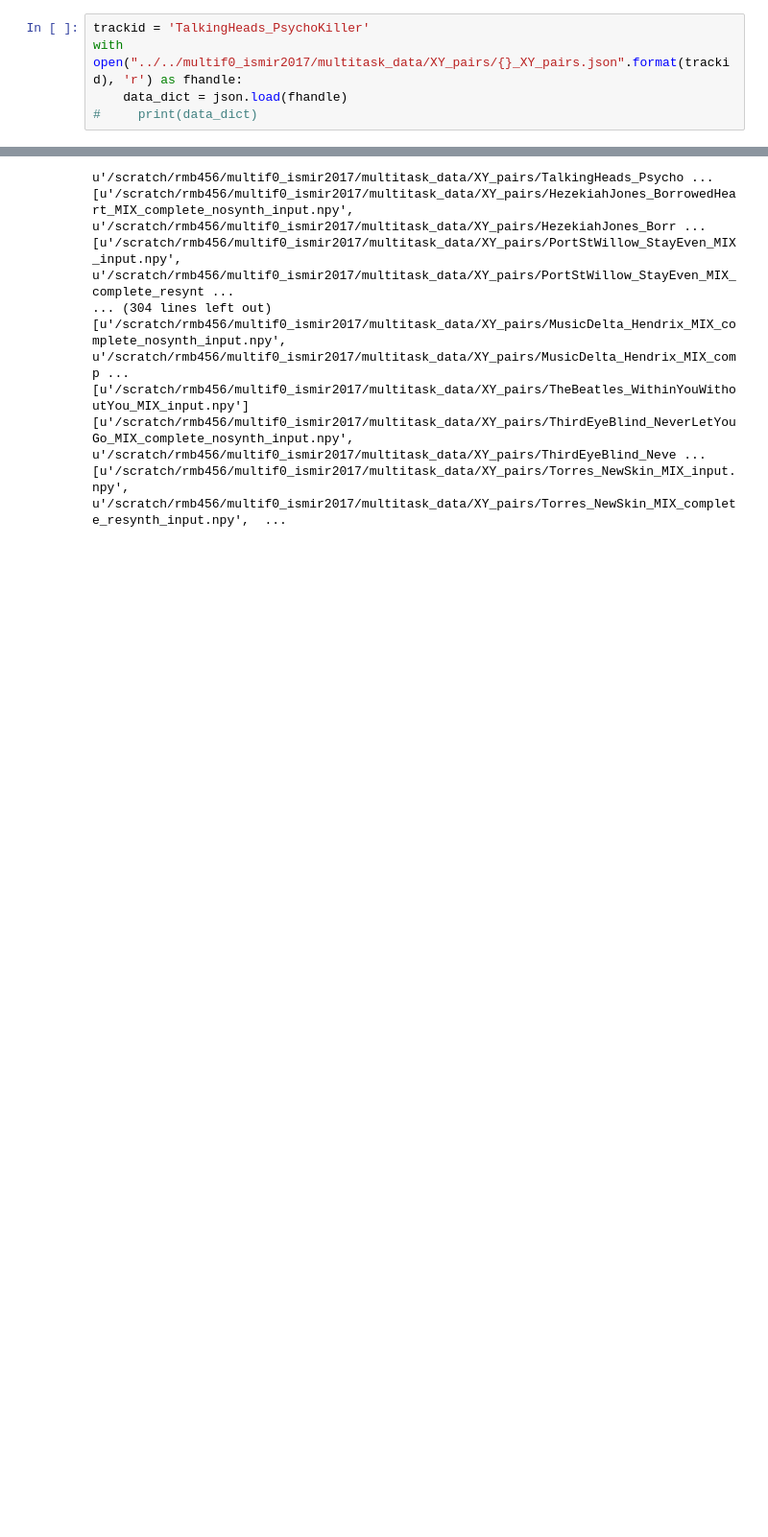
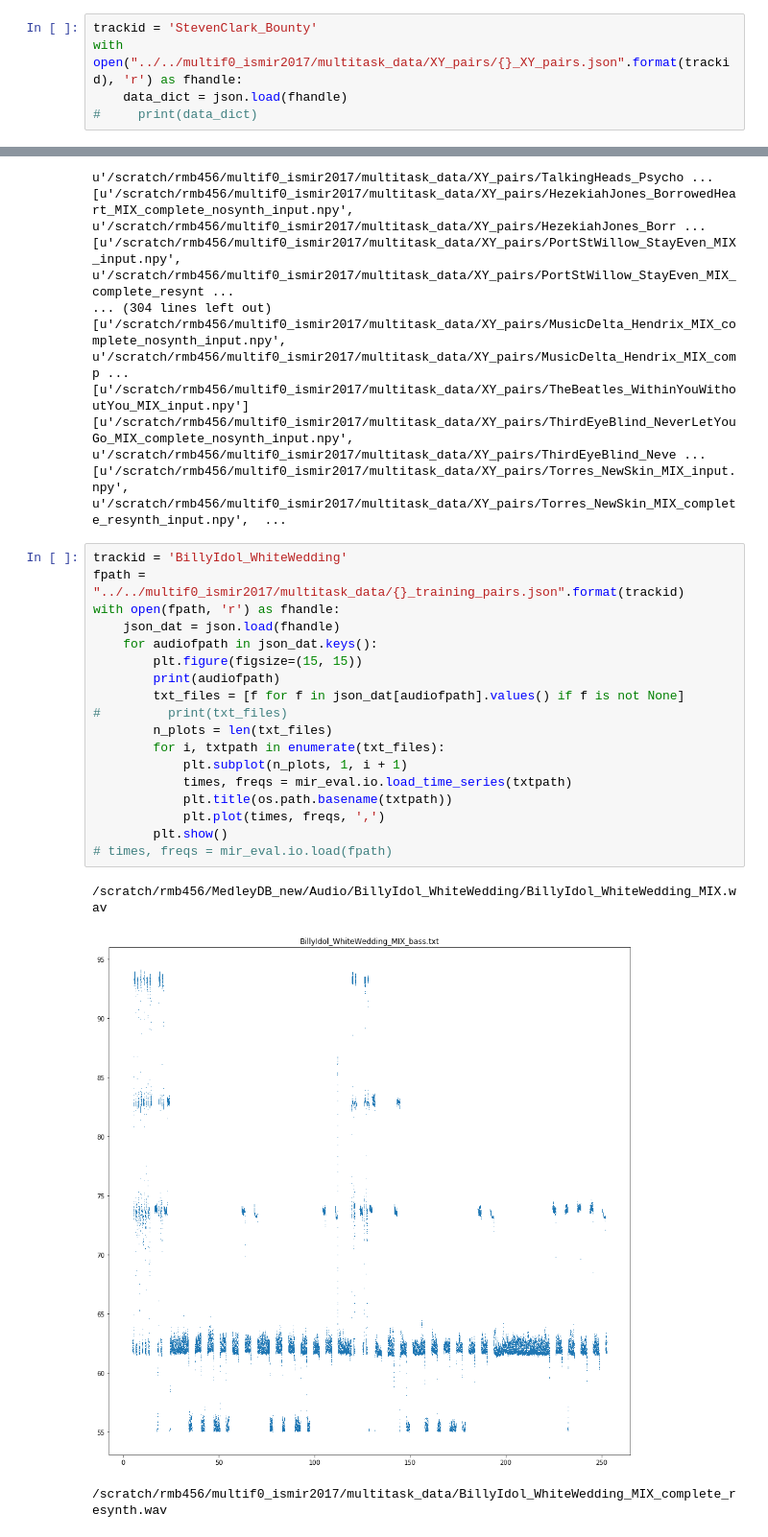
Before and after one commit to rabitt/multitask-f0, a Jupyter notebook: notebooks/Plot Multitask XY data.ipynb, the cells around one changed output, grey strips where cells are left out. Shown: that part at 96% size. Saved outputs shown, nothing was run; the diff lists cells and outputs as text; blank space fills up the shorter version.

```diff
--- a/notebooks/Plot Multitask XY data.ipynb
+++ b/notebooks/Plot Multitask XY data.ipynb
@@ -6,7 +7,7 @@ import os
 import matplotlib.pyplot as plt
 %matplotlib inline
 # %%
-trackid = 'TalkingHeads_PsychoKiller'
+trackid = 'StevenClark_Bounty'
 with open("../../multif0_ismir2017/multitask_data/XY_pairs/{}_XY_pairs.json".format(trackid), 'r') as fhandle:
     data_dict = json.load(fhandle)
 #     print(data_dict)
@@ -80,3 +81,25 @@ for fpath in all_jsons:
 [u'/scratch/rmb456/multif0_ismir2017/multitask_data/XY_pairs/TheBeatles_WithinYouWithoutYou_MIX_input.npy']
 [u'/scratch/rmb456/multif0_ismir2017/multitask_data/XY_pairs/ThirdEyeBlind_NeverLetYouGo_MIX_complete_nosynth_input.npy', u'/scratch/rmb456/multif0_ismir2017/multitask_data/XY_pairs/ThirdEyeBlind_Neve ...
 [u'/scratch/rmb456/multif0_ismir2017/multitask_data/XY_pairs/Torres_NewSkin_MIX_input.npy', u'/scratch/rmb456/multif0_ismir2017/multitask_data/XY_pairs/Torres_NewSkin_MIX_complete_resynth_input.npy',  ...
+# %%
+trackid = 'BillyIdol_WhiteWedding'
+fpath = "../../multif0_ismir2017/multitask_data/{}_training_pairs.json".format(trackid)
+with open(fpath, 'r') as fhandle:
+    json_dat = json.load(fhandle)
+    for audiofpath in json_dat.keys():
+        plt.figure(figsize=(15, 15))
+        print(audiofpath)
+        txt_files = [f for f in json_dat[audiofpath].values() if f is not None]
+#         print(txt_files)
+        n_plots = len(txt_files)
+        for i, txtpath in enumerate(txt_files):
+            plt.subplot(n_plots, 1, i + 1)
+            times, freqs = mir_eval.io.load_time_series(txtpath)
+            plt.title(os.path.basename(txtpath))
+            plt.plot(times, freqs, ',')
+        plt.show()
+# times, freqs = mir_eval.io.load(fpath)
+# %% [output]
+/scratch/rmb456/MedleyDB_new/Audio/BillyIdol_WhiteWedding/BillyIdol_WhiteWedding_MIX.wav
+[figure, added]
+/scratch/rmb456/multif0_ismir2017/multitask_data/BillyIdol_WhiteWedding_MIX_complete_resynth.wav
```
Also changed, not shown: parts of 2 cells of this notebook, 18 other files.
